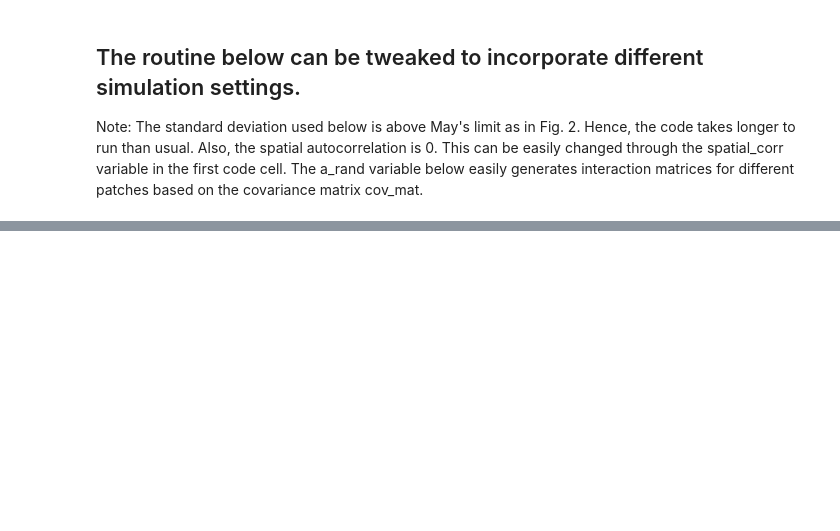
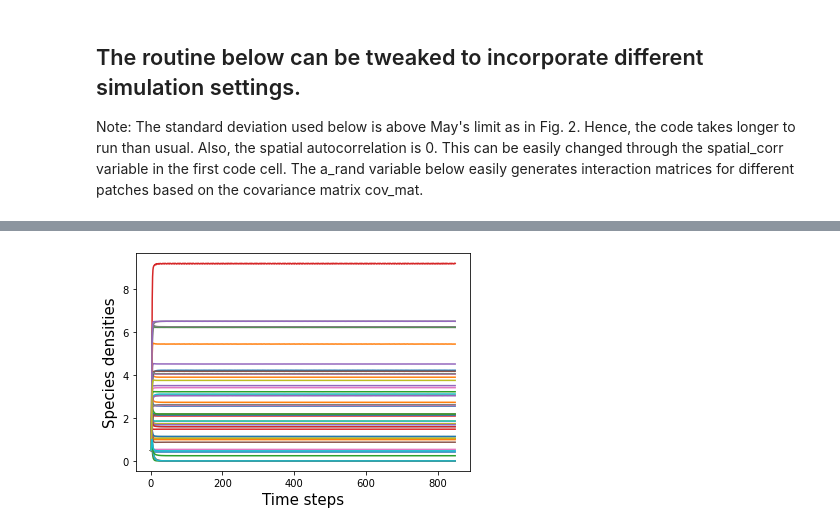
Before and after one commit to ankitvi/Hetero-coherence, a Jupyter notebook: GLV_coherence.ipynb, the cells around one changed output, grey strips where cells are left out. Saved outputs shown, nothing was run; the diff lists cells and outputs as text; code cells hidden in the pictures; blank space fills up the shorter version.

```diff
--- a/GLV_coherence.ipynb
+++ b/GLV_coherence.ipynb
@@ -5,10 +5,16 @@ import matplotlib.pyplot as plt
 from scipy import integrate
 from scipy import linalg
 
+import networkx as netx
+
+import itertools
+
+import random
+
 
 N_sp = 50    ### Number of species
 
-D = 100000   ### Diffusion coefficient
+D = 1000   ### Diffusion coefficient
 
 n_sp_full = []
 
@@ -87,0 +223,9 @@ plt.show()
+# %%
+def f_av(t,y):
+
+    return np.multiply(y,r  + np.dot( B_av ,y**1 ) - np.dot( ( r/K )*np.eye(N_sp), y ) )
+
+
+B_av = np.mean( np.array( [B[N_sp*i:N_sp*i+N_sp,N_sp*i:N_sp*i+N_sp] for i in range(nx*ny)] ), axis = 0 )
+
+sol_av = integrate.solve_ivp(f_av, [0,1000], [ 0.5 for j in range(N_sp)] )
@@ -87,0 +248,10 @@ plt.show()
+# %%
+plt.plot( sol_av.y.T )
+plt.xlabel('Time steps', fontsize=15)
+plt.ylabel('Species densities', fontsize=15)
+
+plt.savefig('variable_K_averaged_matrix.eps', dpi=600, bbox_inches='tight')
+
+plt.show()
+# %% [output]
+[figure, added]
```
Also changed, not shown: parts of 21 cells of this notebook.
